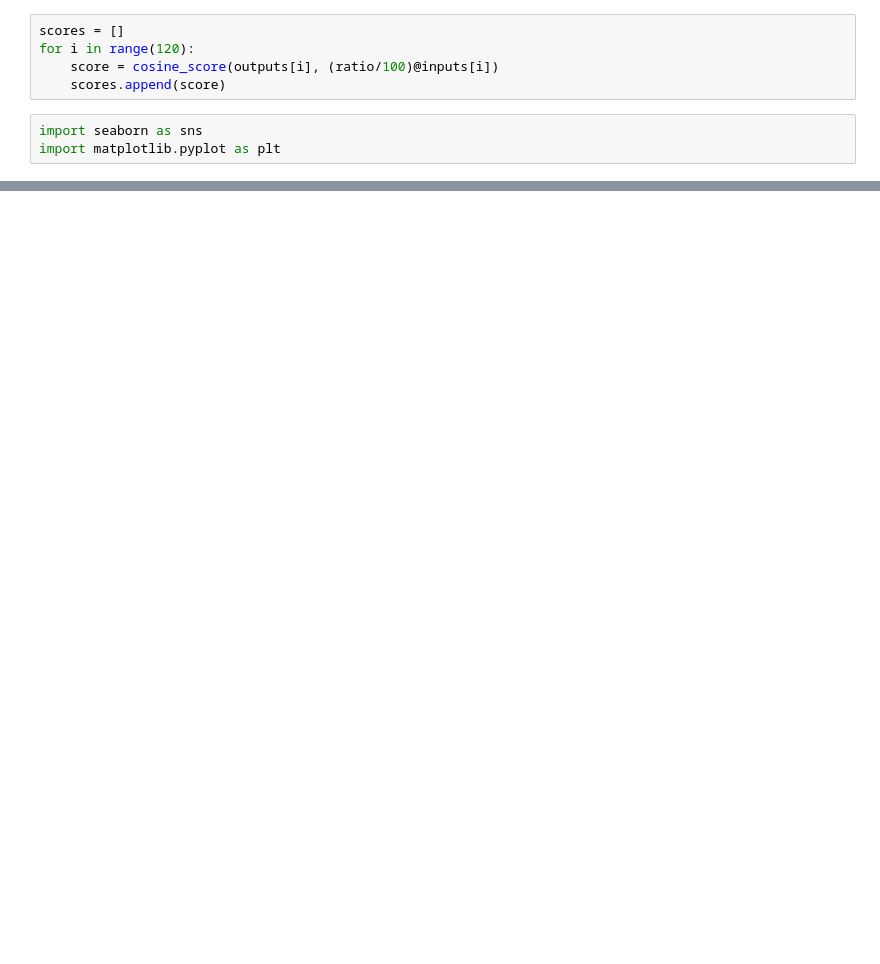
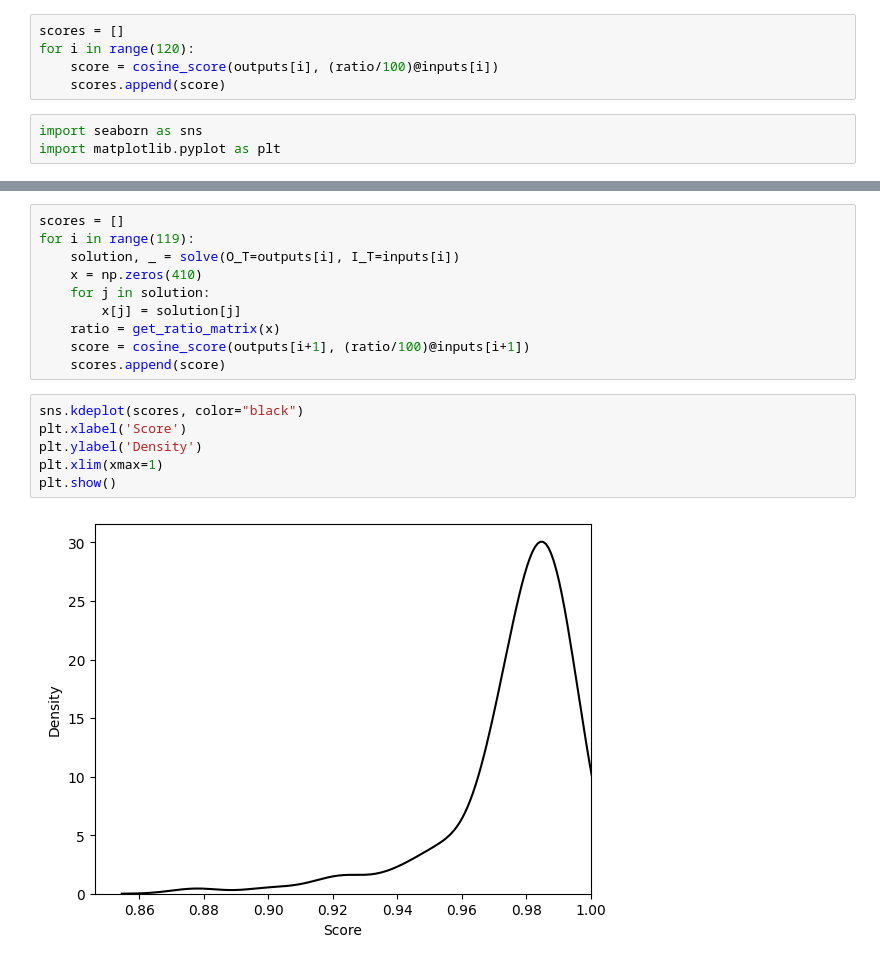
Before and after one commit to taekyulim/BRL, a Jupyter notebook: score.ipynb, the cells around one changed output, grey strips where cells are left out. Cells and saved outputs as stored; diff of their text form; blank space fills up the shorter version.

Commit message:
Finishing calculation of score

```diff
--- a/score.ipynb
+++ b/score.ipynb
@@ -55,0 +75,18 @@ Text(0, 0.5, 'Density')
+# %%
+scores = []
+for i in range(119):
+    solution, _ = solve(O_T=outputs[i], I_T=inputs[i])
+    x = np.zeros(410)
+    for j in solution:
+        x[j] = solution[j]
+    ratio = get_ratio_matrix(x)
+    score = cosine_score(outputs[i+1], (ratio/100)@inputs[i+1])
+    scores.append(score)
+# %%
+sns.kdeplot(scores, color="black")
+plt.xlabel('Score')
+plt.ylabel('Density')
+plt.xlim(xmax=1)
+plt.show()
+# %% [output]
+[figure, added]
```
Also changed, not shown: parts of 6 cells of this notebook, 1 other file.
